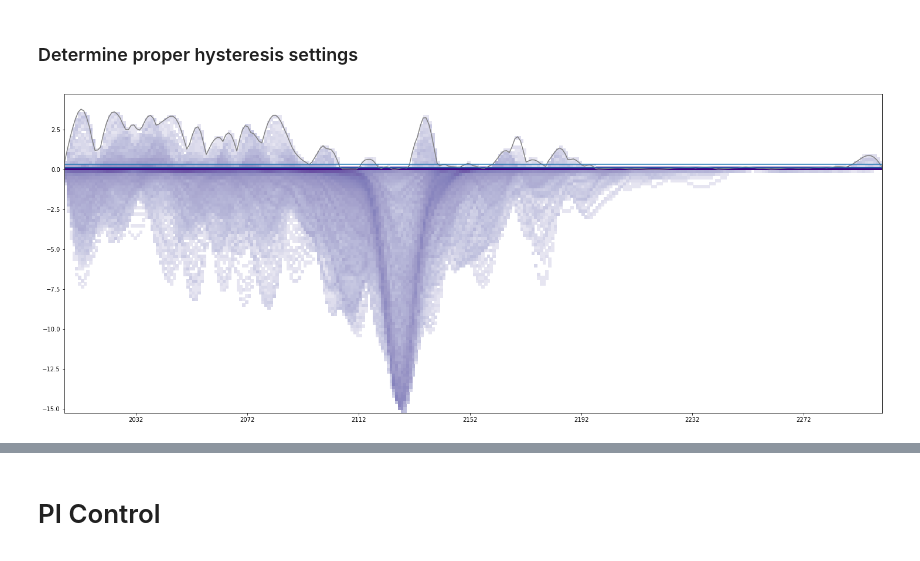
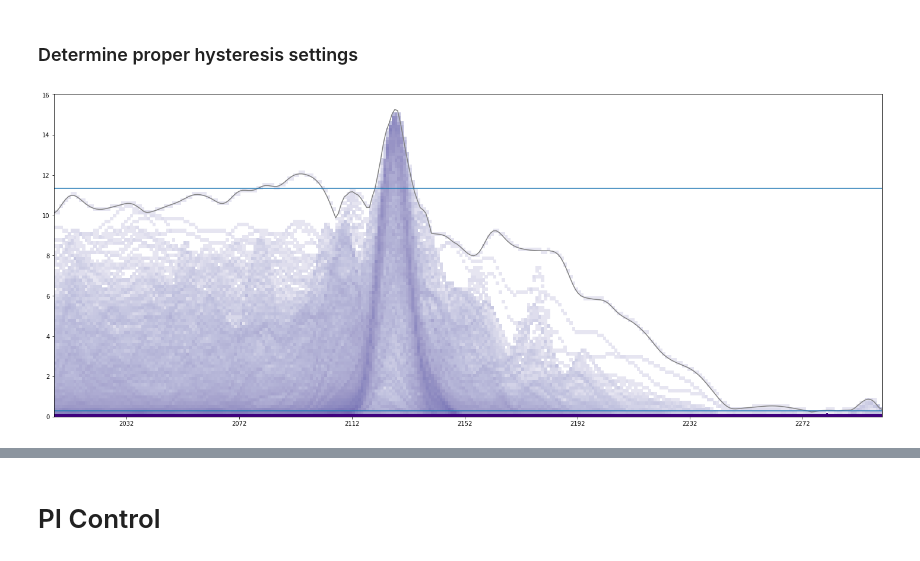
Before and after one commit to abrupt-climate/notebooks, a Jupyter notebook: Sea Ice.ipynb, the cells around one changed output, grey strips where cells are left out. Cells and saved outputs as stored; diff of their text form; code cells hidden in the pictures.

```diff
--- a/Sea Ice.ipynb
+++ b/Sea Ice.ipynb
@@ -157,32 +159,32 @@ sb = yearly_box.sobel_filter(smooth_data, weight=sobel_weights)
 # %% [markdown]
 ### Determine proper hysteresis settings
 # %%
-signal = (sb[0] / sb[3]).filled(0.0)
+signal = (1.0 / sb[3]).filled(0.0)
 
 # flatten sobel signal
 n_years = yearly_box.shape[0]
 signal_flat = signal.reshape([n_years, -1])
 
 # create bins for histograms
 n_bins = 100
 bins = np.linspace(signal.min(), signal.max(), n_bins+1)
 
 # generate histogram for each time step
 hist = np.zeros(shape=(n_years, n_bins))
 for t in range(n_years):
     h, _ = np.histogram(signal_flat[t], bins=bins)
     hist[t, :] = h
 
 # plot
 plt.pcolormesh(yearly_box.dates, bins[:-1], hist.T,
                norm=colors.LogNorm(vmin=0.1, vmax=hist.max()),
                cmap='Purples')
 plt.plot(yearly_box.dates, signal_flat.max(axis=1), '-', c='gray')
 plt.axhline(mag_quartiles[4])
 plt.axhline(mag_quartiles[3])
 plt.show()
 # %% [output]
-[figure, old version]
+[figure, new version]
 # %%
 from hyper_canny import cp_edge_thinning, cp_double_threshold
 # %%
```
Also changed, not shown: parts of 7 cells of this notebook, 1 other file.
